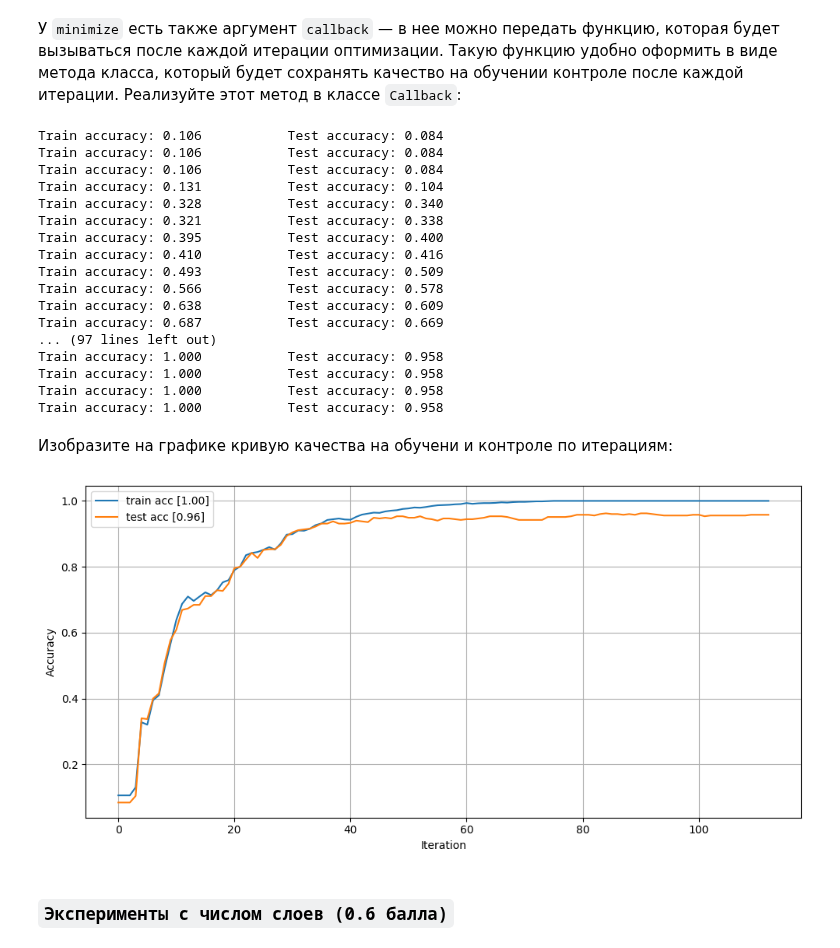
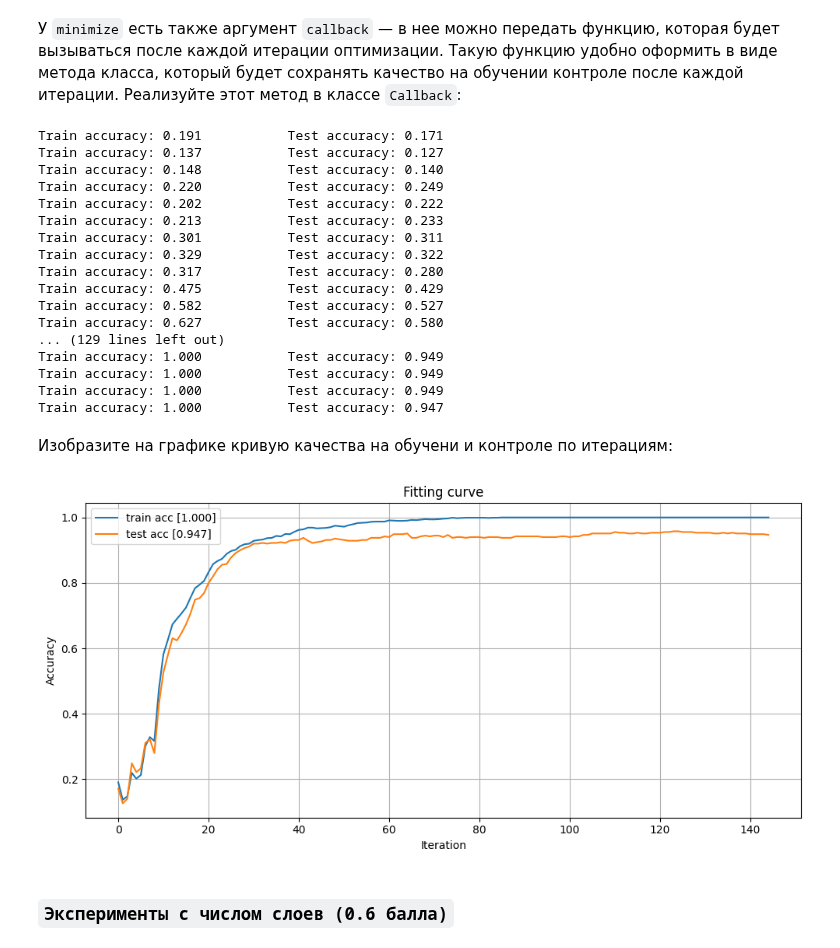
Before and after one commit to Bogachevv/MMP_prac_spring_24, a Jupyter notebook: task_1/task_01.ipynb, the cells around one changed output. Saved outputs shown, nothing was run; the diff lists cells and outputs as text; code cells hidden in the pictures.

```diff
--- a/task_1/task_01.ipynb
+++ b/task_1/task_01.ipynb
@@ -271,11 +271,11 @@ class Dense(Layer):
         """
 
         # print(f"DEBUG: {(self.input[:, :, None] @ grad_output[:, None, :]).shape=}")
-        d_loss_d_w = self.input[:, :, None] @ grad_output[:, None, :]
-        d_loss_d_b = grad_output
+        d_loss_d_w = np.sum(self.input[:, :, None] @ grad_output[:, None, :], axis=0)
+        d_loss_d_b = np.sum(grad_output, axis=0)
         d_loss_d_x = grad_output @ self.weights.T
 
-        return d_loss_d_x, [d_loss_d_w, d_loss_d_b]
+        return d_loss_d_x, np.r_[d_loss_d_w.ravel(), d_loss_d_b.ravel()]
 
     def __repr__(self):
         return f'Dense({self.weights.shape[0]}, {self.weights.shape[1]})'
@@ -775,14 +747,26 @@ Train accuracy: 1.000           Test accuracy: 0.956
 # %% [markdown]
 У `minimize` есть также аргумент `callback` — в нее можно передать функцию, которая будет вызываться после каждой итерации оптимизации. Такую функцию удобно оформить в виде метода класса, который будет сохранять качество на обучении контроле после каждой итерации. Реализуйте этот метод в классе `Callback`:
+# %%
+def set_inference_mode(network: List[Layer], inference_mode: bool):  # toggle the inference_mode flag of some layers such as Dropout and BatchNorm
+    for layer in network:
+        layer.inference_mode = inference_mode
+
+def get_inference_modes_list(network: List[Layer]) -> List[bool]:
+    return list(map(lambda layer: layer.inference_mode, network))
+
+def set_inference_mode_by_list(network: List[Layer], inference_modes_list: List[bool]):
+    for layer, mode in zip(network, inference_modes_list):
+        layer.inference_mode = mode
 # %%
 class Callback:
-    def __init__(self, network, X_train, y_train, X_test, y_test, print=False):
+    def __init__(self, network, X_train, y_train, X_test, y_test, print=False, control_inference_mode: bool = True):
         self.network = network
         self.X_train = X_train
         self.X_test = X_test
         self.y_train = y_train
         self.y_test = y_test
         self.print = print
+        self.control_inference_mode = control_inference_mode
         self.train_acc = []
         self.test_acc = []
         self.train_NLL = []
@@ -795,11 +779,17 @@ class Callback:
         If self.print is True, also prints these 2 values
         """
 
-        train_NLL = NLL(forward(network, X_train), y_train)
-        test_NLL = NLL(forward(network, X_test), y_test)
+        if self.control_inference_mode:
+            modes_ls = get_inference_modes_list(self.network)
+
+        train_NLL = NLL(forward(self.network, X_train), y_train)
+        test_NLL = NLL(forward(self.network, X_test), y_test)
 
         train_accuracy = accuracy_score(y_true=y_train, y_pred=predict(network, X_train))
         test_accuracy = accuracy_score(y_true=y_test, y_pred=predict(network, X_test))
+
+        if self.control_inference_mode:
+            set_inference_mode_by_list(self.network, modes_ls)
 
         self.train_acc.append(train_accuracy)
         self.test_acc.append(test_accuracy)
@@ -809,6 +799,8 @@ class Callback:
         if self.print:
             print(f"Train accuracy: {train_accuracy:.3f}\t\tTest accuracy: {test_accuracy:.3f}")
 # %%
+network = make_network(input_size, hidden_layers_size, output_size, 3, ReLU)
+weights = get_weights(network)
 cb = Callback(network, X_train, y_train, X_test, y_test, print=True)
 
 res = minimize(
@@ -816,41 +808,43 @@ res = minimize(
     args=[network, X_train, y_train],
     method="L-BFGS-B",
     jac=True,
-    callback=cb.call
+    callback=cb.call,
+    tol=1e-8,
 )
 # %% [output]
-Train accuracy: 0.106           Test accuracy: 0.084
-Train accuracy: 0.106           Test accuracy: 0.084
-Train accuracy: 0.106           Test accuracy: 0.084
-Train accuracy: 0.131           Test accuracy: 0.104
-Train accuracy: 0.328           Test accuracy: 0.340
-Train accuracy: 0.321           Test accuracy: 0.338
-Train accuracy: 0.395           Test accuracy: 0.400
-Train accuracy: 0.410           Test accuracy: 0.416
-Train accuracy: 0.493           Test accuracy: 0.509
-Train accuracy: 0.566           Test accuracy: 0.578
-Train accuracy: 0.638           Test accuracy: 0.609
-Train accuracy: 0.687           Test accuracy: 0.669
-... (97 lines left out)
-Train accuracy: 1.000           Test accuracy: 0.958
-Train accuracy: 1.000           Test accuracy: 0.958
-Train accuracy: 1.000           Test accuracy: 0.958
-Train accuracy: 1.000           Test accuracy: 0.958
+Train accuracy: 0.191           Test accuracy: 0.171
+Train accuracy: 0.137           Test accuracy: 0.127
+Train accuracy: 0.148           Test accuracy: 0.140
+Train accuracy: 0.220           Test accuracy: 0.249
+Train accuracy: 0.202           Test accuracy: 0.222
+Train accuracy: 0.213           Test accuracy: 0.233
+Train accuracy: 0.301           Test accuracy: 0.311
+Train accuracy: 0.329           Test accuracy: 0.322
+Train accuracy: 0.317           Test accuracy: 0.280
+Train accuracy: 0.475           Test accuracy: 0.429
+Train accuracy: 0.582           Test accuracy: 0.527
+Train accuracy: 0.627           Test accuracy: 0.580
+... (129 lines left out)
+Train accuracy: 1.000           Test accuracy: 0.949
+Train accuracy: 1.000           Test accuracy: 0.949
+Train accuracy: 1.000           Test accuracy: 0.949
+Train accuracy: 1.000           Test accuracy: 0.947
 # %% [markdown]
 Изобразите на графике кривую качества на обучени и контроле по итерациям:
 # %%
 fig, ax = plt.subplots(1, 1, figsize=(10, 5))
-ax.plot(cb.train_acc, label=f"train acc [{cb.train_acc[-1]:3.2f}]")
-ax.plot(cb.test_acc, label=f"test acc [{cb.test_acc[-1]:3.2f}]")
+ax.plot(cb.train_acc, label=f"train acc [{cb.train_acc[-1]:4.3f}]")
+ax.plot(cb.test_acc, label=f"test acc [{cb.test_acc[-1]:4.3f}]")
 ax.set_xlabel("Iteration")
 ax.set_ylabel("Accuracy")
+ax.set_title("Fitting curve")
 ax.grid(True)
 ax.legend()
 
 fig.tight_layout()
 plt.show()
 # %% [output]
-[figure, old version]
+[figure, new version]
 # %% [markdown]
 ### `Эксперименты с числом слоев (0.6 балла)`
 # %% [markdown]
```
Also changed, not shown: parts of 39 cells of this notebook.
